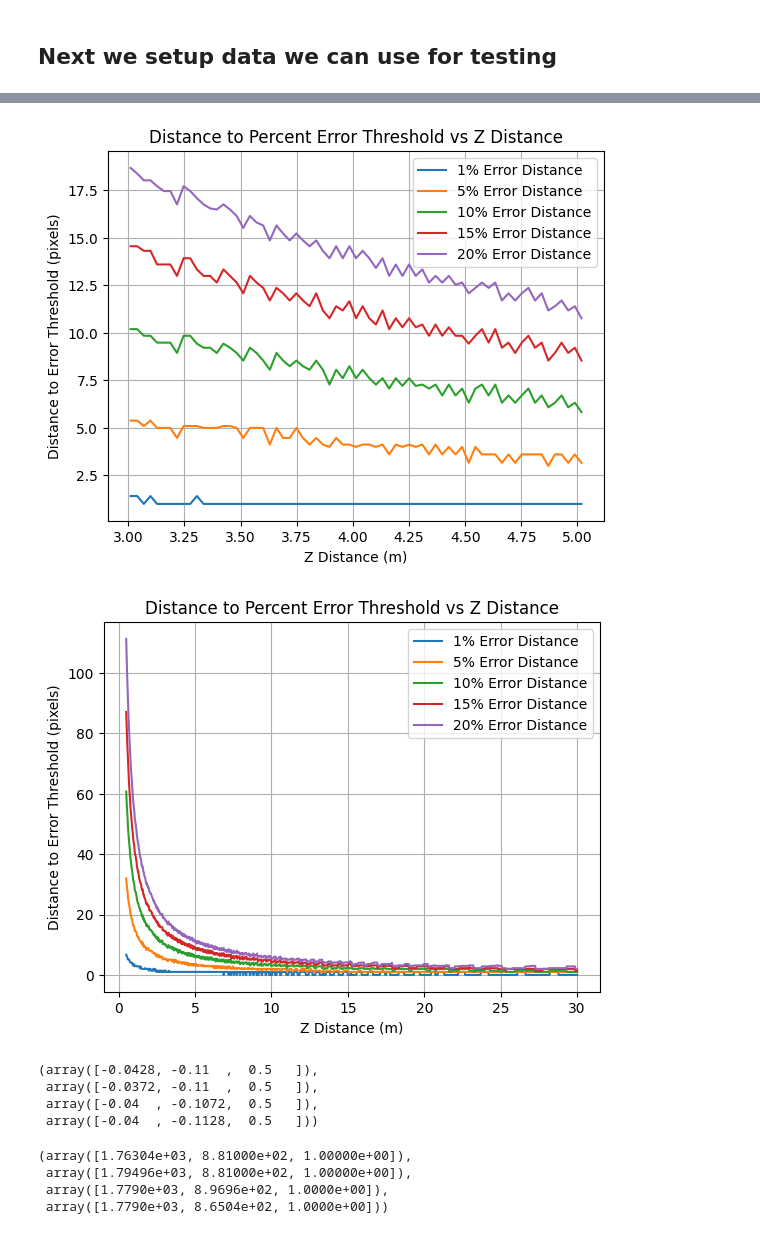
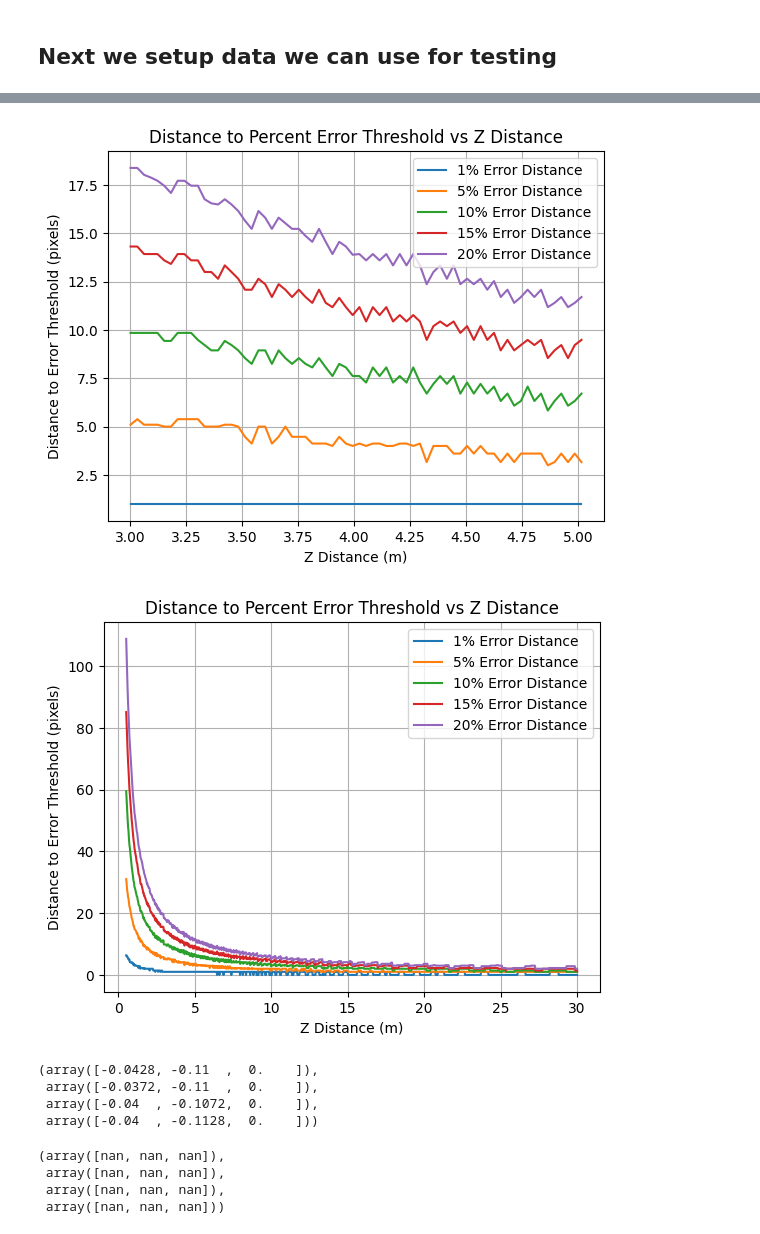
Before and after one commit to UCSD-E4E/cscw-fishsense2027, a Jupyter notebook: annotation_analysis/reconstruction.ipynb, the cells around one changed output, grey strips where cells are left out. Drawn from its saved outputs; the diff is of its cells as text; code cells hidden in the pictures.

```diff
--- a/annotation_analysis/reconstruction.ipynb
+++ b/annotation_analysis/reconstruction.ipynb
@@ -46,7 +46,7 @@ laser_position, laser_direction, laser_params
 ## Next we setup data we can use for testing
 # %%
 STEP_COUNT = 1000
-t = np.linspace(0.5, 30, STEP_COUNT)
+t = np.linspace(0, 30, STEP_COUNT)
 
 STEP_COUNT, t
 # %% [output]
@@ -110,6 +111,9 @@ fifteen_percent_error_distance = []
 twenty_percent_error_distance = []
 
 for i in tqdm(range(s_pixel.shape[1])):
+    if p[2, i] < 0.5:
+        continue
+
     heat_map = np.zeros((IMAGE_WIDTH, IMAGE_HEIGHT), dtype=float)
 
     x_range = np.arange(0, IMAGE_WIDTH)
@@ -195,7 +199,7 @@ plt.title('Distance to Percent Error Threshold vs Z Distance')
 plt.legend()
 plt.grid()
 # %% [output]
-[figure, old version]
+[figure, new version]
 # %%
 z_values = []
 one_percent_error_distance = []
@@ -205,40 +209,43 @@ fifteen_percent_error_distance = []
 twenty_percent_error_distance = []
 
 for i in tqdm(range(s_pixel.shape[1])):
+    if p[2, i] < 0.5:
+        continue
+
     heat_map = np.zeros((IMAGE_WIDTH, IMAGE_HEIGHT), dtype=float)
 
     x_range = np.arange(0, IMAGE_WIDTH)
     y_range = np.arange(0, IMAGE_HEIGHT)
 
     xy_grid = np.array(np.meshgrid(x_range, y_range, indexing='ij'))
     xy_homogeneous = np.vstack((xy_grid.reshape(2, -1), np.ones((1, xy_grid.shape[1] * xy_grid.shape[2]))))
 
     p_reconstructed, _ = reconstruct_points(xy_homogeneous, inverted_camera_intrinsics, laser_position, laser_direction)
     percent_errors = np.abs(p_reconstructed[2, :] - p[2, i]) / p[2, i] * 100
     distances = np.linalg.norm(xy_homogeneous[:2, :] - np.tile(s_pixel[:2, i], (xy_homogeneous.shape[1], 1)).T, axis=0)
 
     one_percent_error_distance.append(distances[distances == np.min(distances[percent_errors > 1])][0])
     five_percent_error_distance.append(distances[distances == np.min(distances[percent_errors > 5])][0])
     ten_percent_error_distance.append(distances[distances == np.min(distances[percent_errors > 10])][0])
     fifteen_percent_error_distance.append(distances[distances == np.min(distances[percent_errors > 15])][0])
     twenty_percent_error_distance.append(distances[distances == np.min(distances[percent_errors > 20])][0])
 
     z_values.append(p[2, i])
 
 one_percent_error_distance, five_percent_error_distance, ten_percent_error_distance, fifteen_percent_error_distance, twenty_percent_error_distance, z_values
 
 plt.plot(z_values, one_percent_error_distance, label='1% Error Distance')
 plt.plot(z_values, five_percent_error_distance, label='5% Error Distance')
 plt.plot(z_values, ten_percent_error_distance, label='10% Error Distance')
 plt.plot(z_values, fifteen_percent_error_distance, label='15% Error Distance')
 plt.plot(z_values, twenty_percent_error_distance, label='20% Error Distance')
 plt.xlabel('Z Distance (m)')
 plt.ylabel('Distance to Error Threshold (pixels)')
 plt.title('Distance to Percent Error Threshold vs Z Distance')
 plt.legend()
 plt.grid()
 # %% [output]
-[figure, old version]
+[figure, new version]
 # %%
 p_left = p.copy()
 p_left[0, :] -= LASER_DIAMETER_M / 2
@@ -254,10 +261,10 @@ p_down[1, :] -= LASER_DIAMETER_M / 2
 
 p_left[:, 0], p_right[:, 0], p_up[:, 0], p_down[:, 0]
 # %% [output]
-(array([-0.0428, -0.11  ,  0.5   ]),
- array([-0.0372, -0.11  ,  0.5   ]),
- array([-0.04  , -0.1072,  0.5   ]),
- array([-0.04  , -0.1128,  0.5   ]))
+(array([-0.0428, -0.11  ,  0.    ]),
+ array([-0.0372, -0.11  ,  0.    ]),
+ array([-0.04  , -0.1072,  0.    ]),
+ array([-0.04  , -0.1128,  0.    ]))
 # %%
 s_left = p_left / p_left[2, :]
 s_left = camera_intrinsics @ s_left
@@ -273,10 +280,10 @@ s_down = camera_intrinsics @ s_down
 
 s_left[:, 0], s_right[:, 0], s_up[:, 0], s_down[:, 0]
 # %% [output]
-(array([1.76304e+03, 8.81000e+02, 1.00000e+00]),
- array([1.79496e+03, 8.81000e+02, 1.00000e+00]),
- array([1.7790e+03, 8.9696e+02, 1.0000e+00]),
- array([1.7790e+03, 8.6504e+02, 1.0000e+00]))
+(array([nan, nan, nan]),
+ array([nan, nan, nan]),
+ array([nan, nan, nan]),
+ array([nan, nan, nan]))
 # %%
 fig, ax = plt.subplots()
 
```
Also changed, not shown: parts of 7 cells of this notebook.
